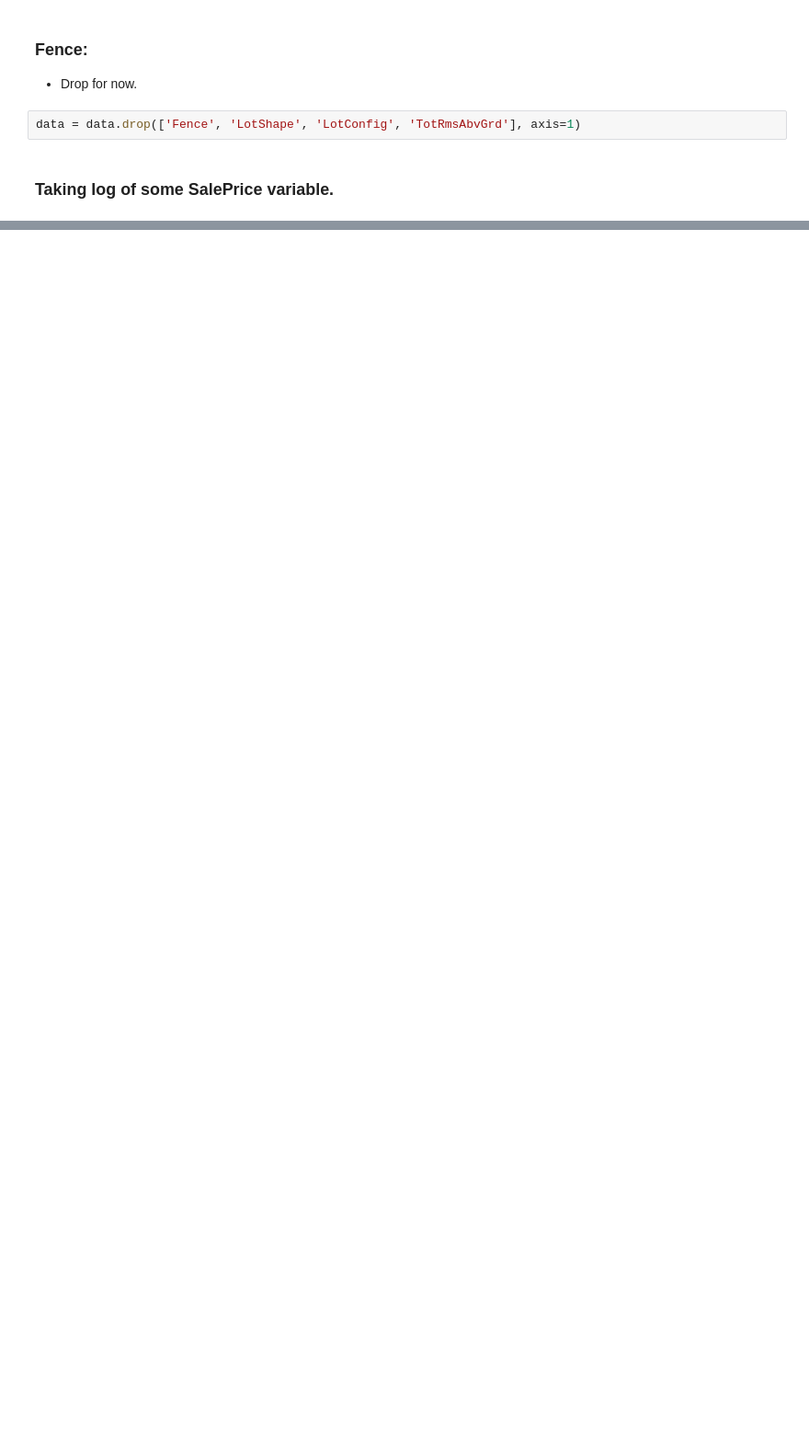
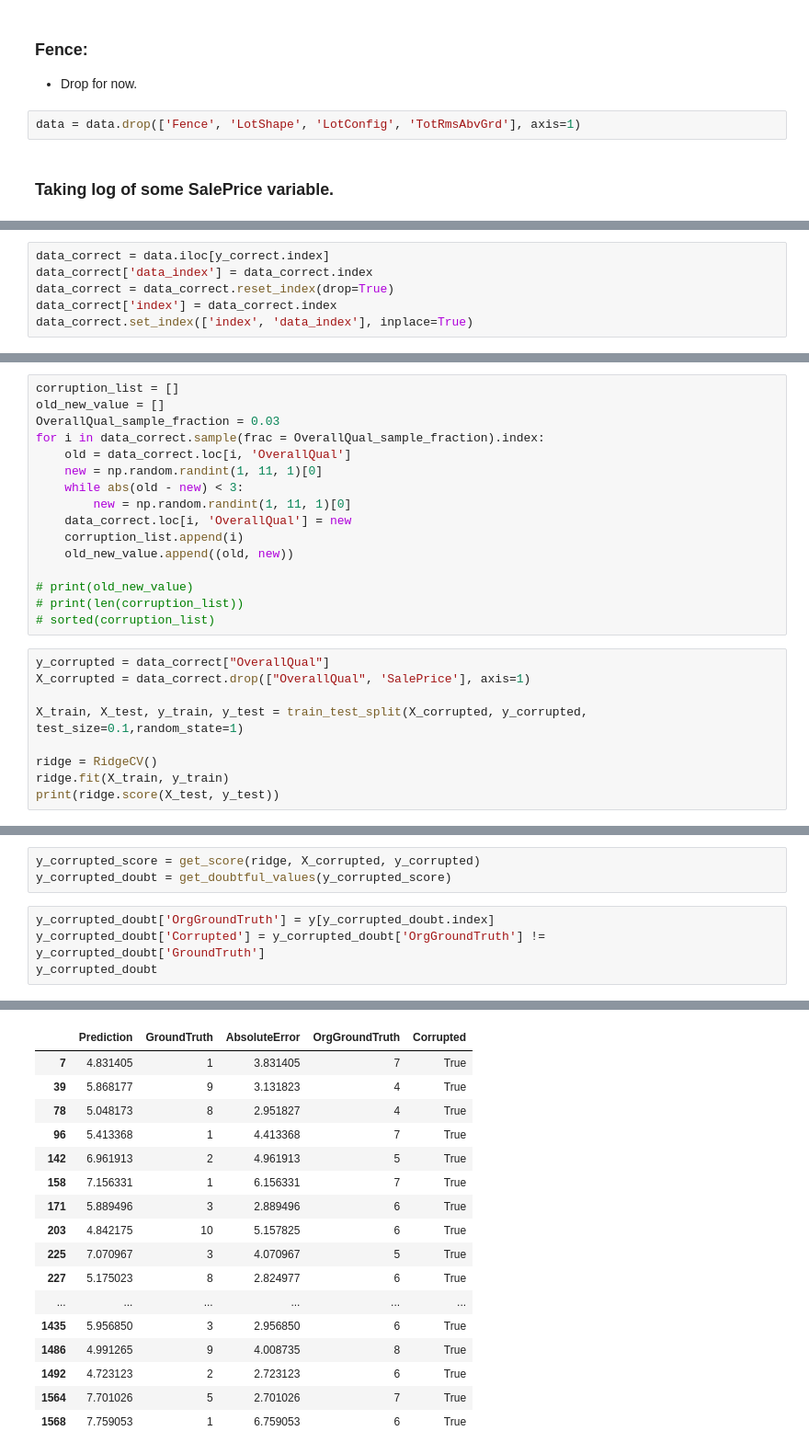
Before and after one commit to ngqhung0912/Research-Database-IR, a Jupyter notebook: data-exploration.ipynb, the cells around one changed output, grey strips where cells are left out. Shown at 92% size. Cells and saved outputs as stored; diff of their text form; blank space fills up the shorter version.

```diff
--- a/data-exploration.ipynb
+++ b/data-exploration.ipynb
@@ -618,0 +533,6 @@ Name: OverallQual, Length: 75, dtype: float64
+# %%
+data_correct = data.iloc[y_correct.index]
+data_correct['data_index'] = data_correct.index
+data_correct = data_correct.reset_index(drop=True)
+data_correct['index'] = data_correct.index
+data_correct.set_index(['index', 'data_index'], inplace=True)
@@ -618,0 +544,25 @@ Name: OverallQual, Length: 75, dtype: float64
+# %%
+corruption_list = []
+old_new_value = []
+OverallQual_sample_fraction = 0.03
+for i in data_correct.sample(frac = OverallQual_sample_fraction).index:
+    old = data_correct.loc[i, 'OverallQual']
+    new = np.random.randint(1, 11, 1)[0]
+    while abs(old - new) < 3:
+        new = np.random.randint(1, 11, 1)[0]
+    data_correct.loc[i, 'OverallQual'] = new
+    corruption_list.append(i)
+    old_new_value.append((old, new))
+
+# print(old_new_value)
+# print(len(corruption_list))
+# sorted(corruption_list)
+# %%
+y_corrupted = data_correct["OverallQual"]
+X_corrupted = data_correct.drop(["OverallQual", 'SalePrice'], axis=1)
+
+X_train, X_test, y_train, y_test = train_test_split(X_corrupted, y_corrupted, test_size=0.1,random_state=1)
+
+ridge = RidgeCV()
+ridge.fit(X_train, y_train)
+print(ridge.score(X_test, y_test))
@@ -618,0 +571,8 @@ Name: OverallQual, Length: 75, dtype: float64
+# %%
+y_corrupted_score = get_score(ridge, X_corrupted, y_corrupted)
+y_corrupted_doubt = get_doubtful_values(y_corrupted_score)
+# %%
+y_corrupted_doubt['OrgGroundTruth'] = y[y_corrupted_doubt.index]
+y_corrupted_doubt['Corrupted'] = y_corrupted_doubt['OrgGroundTruth'] != y_corrupted_doubt['GroundTruth']
+y_corrupted_doubt
+# %% [output]
@@ -618,0 +588,17 @@ Name: OverallQual, Length: 75, dtype: float64
+|  | Prediction | GroundTruth | AbsoluteError | OrgGroundTruth | Corrupted |
+| 7 | 4.831405 | 1 | 3.831405 | 7 | True |
+| 39 | 5.868177 | 9 | 3.131823 | 4 | True |
+| 78 | 5.048173 | 8 | 2.951827 | 4 | True |
+| 96 | 5.413368 | 1 | 4.413368 | 7 | True |
+| 142 | 6.961913 | 2 | 4.961913 | 5 | True |
+| 158 | 7.156331 | 1 | 6.156331 | 7 | True |
+| 171 | 5.889496 | 3 | 2.889496 | 6 | True |
+| 203 | 4.842175 | 10 | 5.157825 | 6 | True |
+| 225 | 7.070967 | 3 | 4.070967 | 5 | True |
+| 227 | 5.175023 | 8 | 2.824977 | 6 | True |
+| ... | ... | ... | ... | ... | ... |
+| 1435 | 5.956850 | 3 | 2.956850 | 6 | True |
+| 1486 | 4.991265 | 9 | 4.008735 | 8 | True |
+| 1492 | 4.723123 | 2 | 2.723123 | 6 | True |
+| 1564 | 7.701026 | 5 | 2.701026 | 7 | True |
+| 1568 | 7.759053 | 1 | 6.759053 | 6 | True |
```
Also changed, not shown: parts of 30 cells of this notebook, 9 other files.
